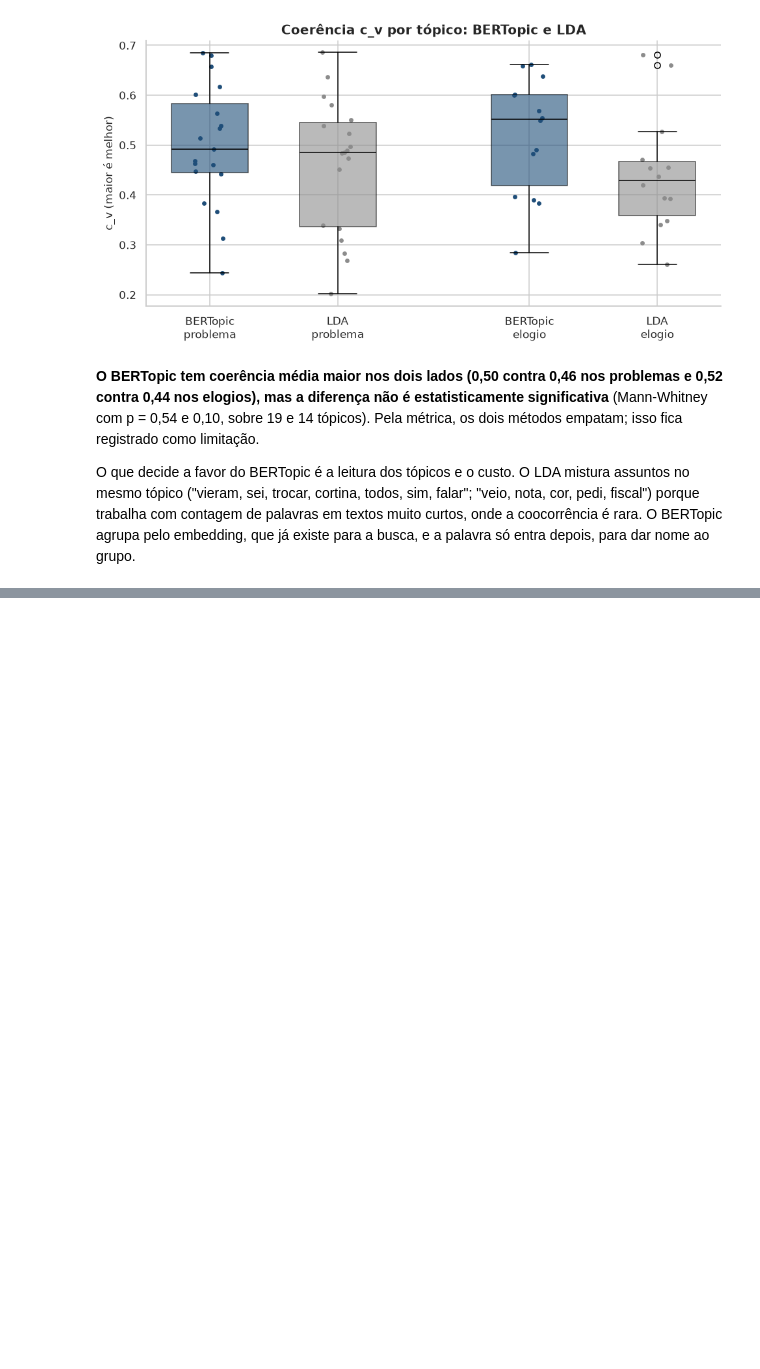
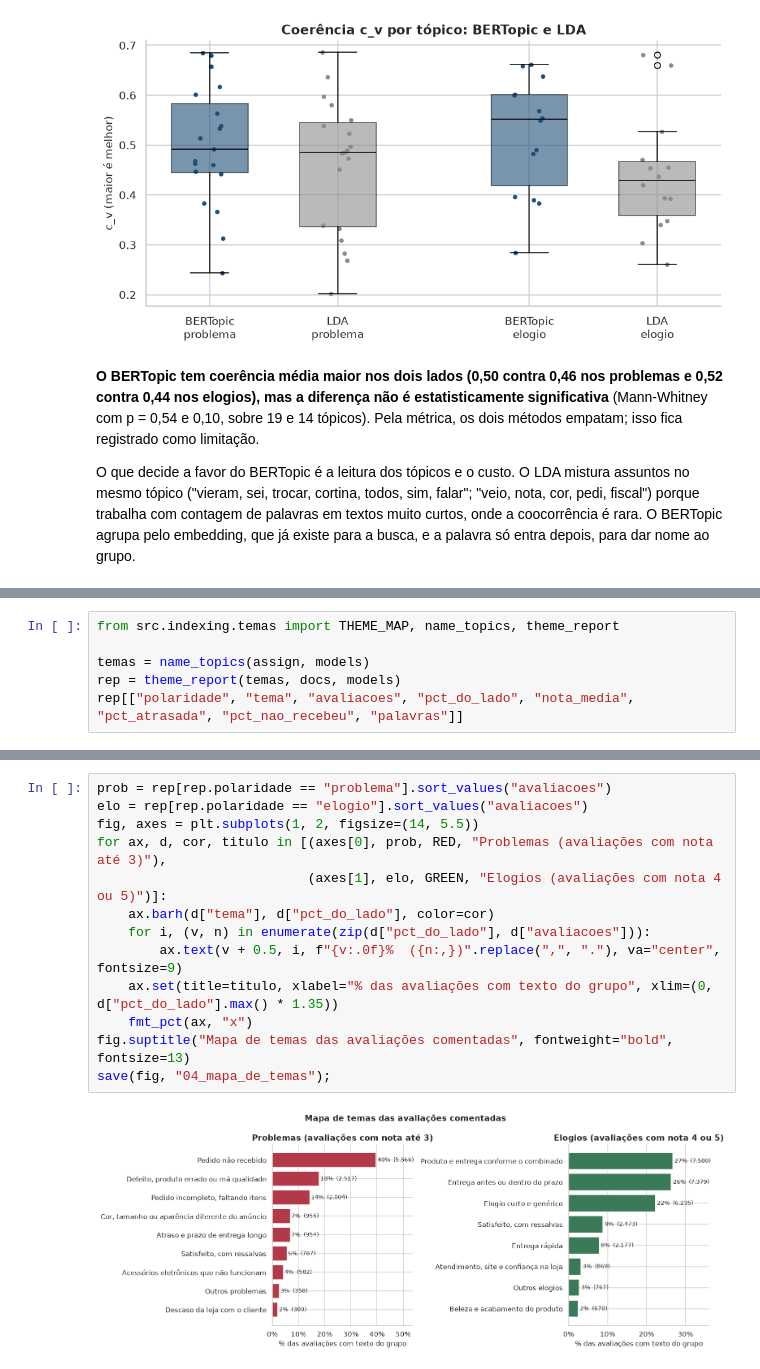
Before and after one commit to guillecosme/fiap-ai-scientist-tech-challenge-fase-04, a Jupyter notebook: notebooks/04_mapa_de_temas.ipynb, the cells around one changed output, grey strips where cells are left out. Cells and saved outputs as stored; diff of their text form; blank space fills up the shorter version.

Commit message:
temas nomeados como metadado e frequencia por nota

```diff
--- a/notebooks/04_mapa_de_temas.ipynb
+++ b/notebooks/04_mapa_de_temas.ipynb
@@ -208,0 +211,6 @@ Os temas nomeados e as frequências vêm na próxima etapa deste notebook.
+# %%
+from src.indexing.temas import THEME_MAP, name_topics, theme_report
+
+temas = name_topics(assign, models)
+rep = theme_report(temas, docs, models)
+rep[["polaridade", "tema", "avaliacoes", "pct_do_lado", "nota_media", "pct_atrasada", "pct_nao_recebeu", "palavras"]]
@@ -208,0 +236,15 @@ Os temas nomeados e as frequências vêm na próxima etapa deste notebook.
+# %%
+prob = rep[rep.polaridade == "problema"].sort_values("avaliacoes")
+elo = rep[rep.polaridade == "elogio"].sort_values("avaliacoes")
+fig, axes = plt.subplots(1, 2, figsize=(14, 5.5))
+for ax, d, cor, titulo in [(axes[0], prob, RED, "Problemas (avaliações com nota até 3)"),
+                           (axes[1], elo, GREEN, "Elogios (avaliações com nota 4 ou 5)")]:
+    ax.barh(d["tema"], d["pct_do_lado"], color=cor)
+    for i, (v, n) in enumerate(zip(d["pct_do_lado"], d["avaliacoes"])):
+        ax.text(v + 0.5, i, f"{v:.0f}%  ({n:,})".replace(",", "."), va="center", fontsize=9)
+    ax.set(title=titulo, xlabel="% das avaliações com texto do grupo", xlim=(0, d["pct_do_lado"].max() * 1.35))
+    fmt_pct(ax, "x")
+fig.suptitle("Mapa de temas das avaliações comentadas", fontweight="bold", fontsize=13)
+save(fig, "04_mapa_de_temas");
+# %% [output]
+[figure, added]
```
Also changed, not shown: parts of 10 cells of this notebook, 6 other files.
